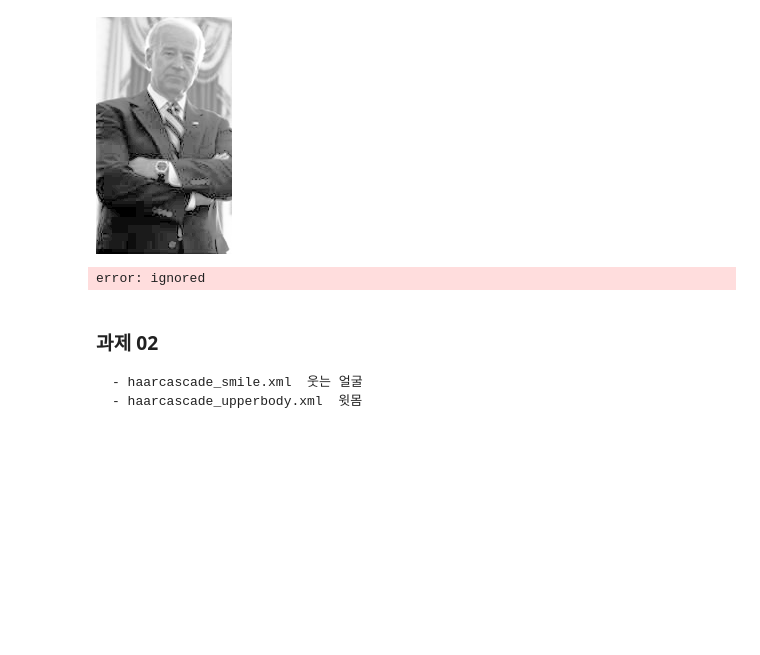
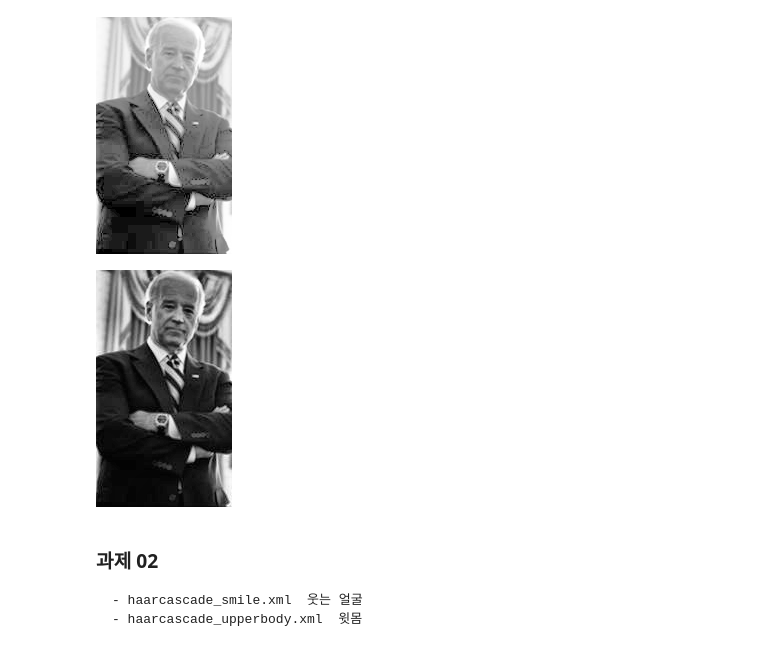
Before and after one commit to LeeHuiJong/Deep_learning, a Jupyter notebook: ch00_04_OpenCV활용_haarcascade_객체인식.ipynb, the cells around one changed output. Cells and saved outputs as stored; diff of their text form; code cells hidden in the pictures; blank space fills up the shorter version.

````diff
--- a/ch00_04_OpenCV활용_haarcascade_객체인식.ipynb
+++ b/ch00_04_OpenCV활용_haarcascade_객체인식.ipynb
@@ -418,19 +418,19 @@ cv2_imshow(img2)
 # %%
 import cv2
 import numpy as np
 from matplotlib import pyplot as plt
 
 
 img = cv2.imread('p1.jpg');
 
 # contrast limit가 2이고 title의 size는 8X8
 clahe = cv2.createCLAHE(clipLimit=2.0, tileGridSize=(8,8))
-img2 = clahe.apply(img)
+gray = cv2.cvtColor(img, cv2.COLOR_BGR2GRAY)
+img2 = clahe.apply(gray)
 
-dst = np.hstack((img, img2))
-cv2.imshow(dst)
+cv2_imshow(img2)
 # %% [output]
-error: ignored
+[figure, added]
 # %% [markdown]
 ### **과제 02**
 ```
````
